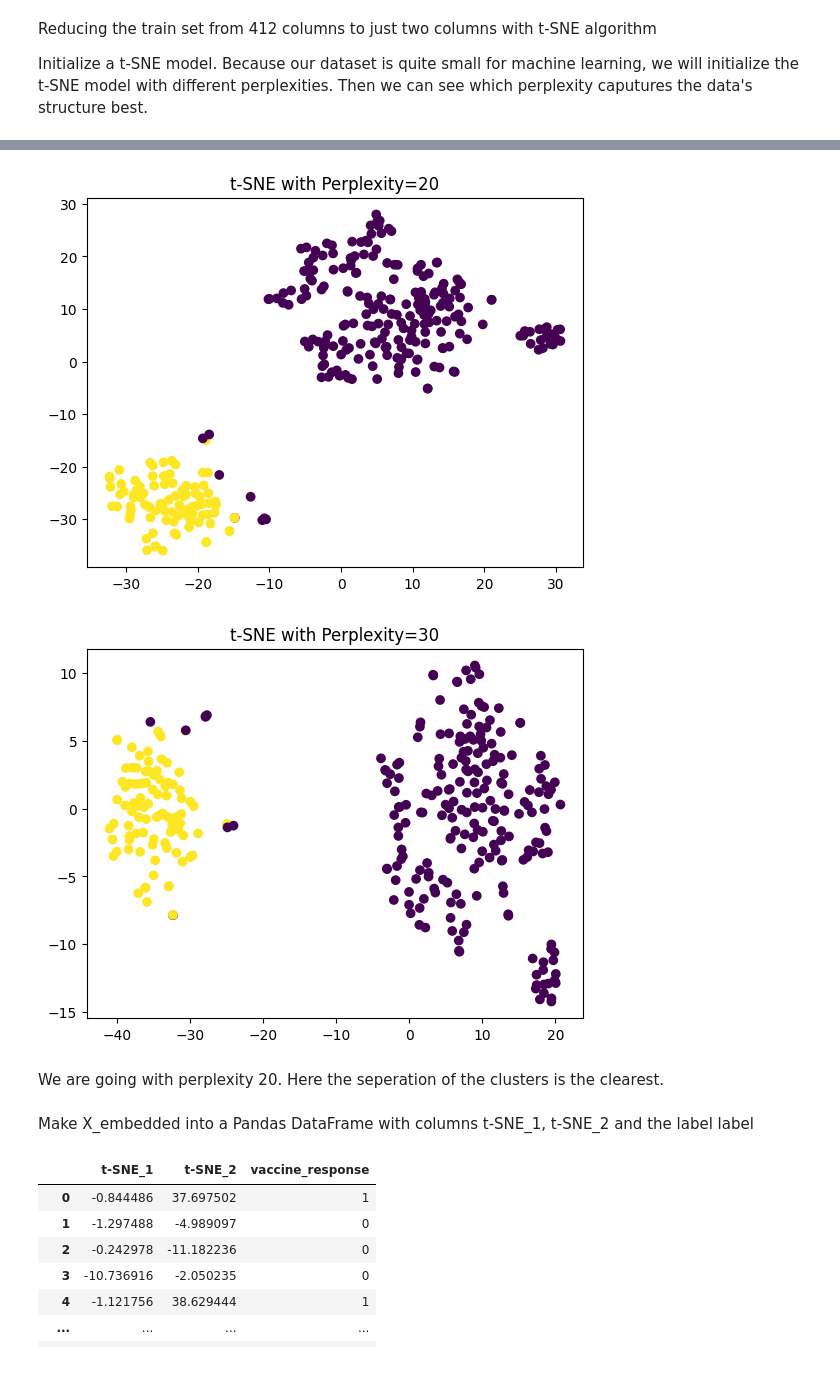
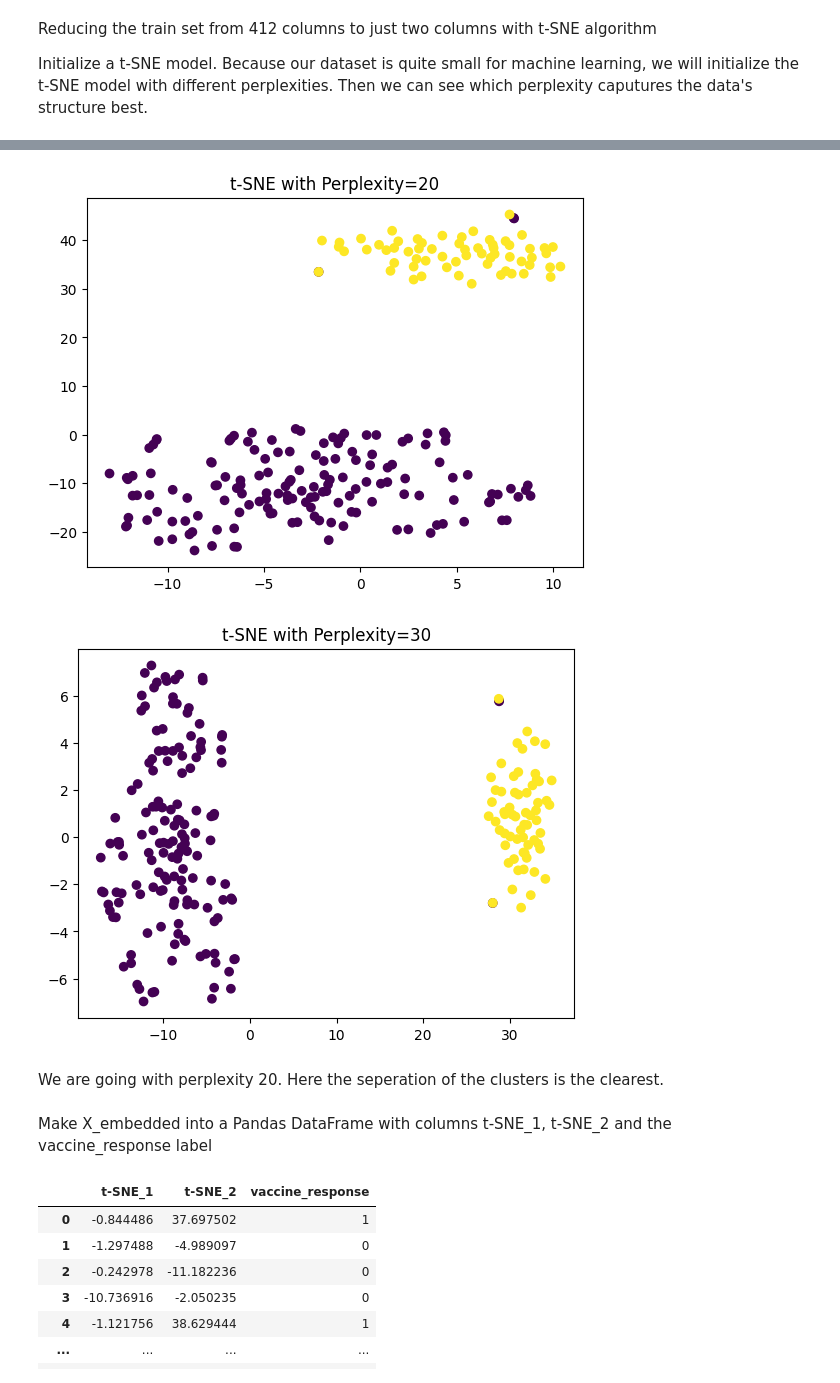
Before and after one commit to Mathis1012/Group-Project-Data, a Jupyter notebook: machine-learning-lsa.ipynb, the cells around one changed output, grey strips where cells are left out. Saved outputs shown, nothing was run; the diff lists cells and outputs as text; code cells hidden in the pictures.

```diff
--- a/machine-learning-lsa.ipynb
+++ b/machine-learning-lsa.ipynb
@@ -543,12 +543,12 @@ perplexities = [5, 10, 20,30]
 
 for perplexity in perplexities:
     tsne = TSNE(perplexity=perplexity, random_state=42, n_components=2)
-    X_embedded = tsne.fit_transform(X)
+    X_embedded = tsne.fit_transform(X_train_std)
 #Random_state=42 By using a fixed number, we get always the same distribution if we run our code again from the beginning.
 
 # Plot the results
     plt.figure()
-    plt.scatter(X_embedded[:, 0], X_embedded[:, 1], c=Influ_data_P['vaccine_response'])
+    plt.scatter(X_embedded[:, 0], X_embedded[:, 1], c=y_train)
     plt.title(f't-SNE with Perplexity={perplexity}')
     plt.show()
 # %% [output]
@@ -557,12 +557,12 @@ for perplexity in perplexities:
-[figure, old version]
+[figure, new version]
-[figure, old version]
+[figure, new version]
 # %% [markdown]
 We are going with perplexity 20. Here the seperation of the clusters is the clearest.
 # %%
 model_tSNE = TSNE(n_components=2, perplexity=20, random_state=42)
 X_embedded = model_tSNE.fit_transform(X_train_std)
 # %% [markdown]
-Make X_embedded into a Pandas DataFrame with columns t-SNE_1, t-SNE_2 and the label label
+Make X_embedded into a Pandas DataFrame with columns t-SNE_1, t-SNE_2 and the vaccine_response label
 # %%
 # Convert to DataFrame and reset index
 tsne_result = pd.DataFrame(X_embedded, columns=["t-SNE_1", "t-SNE_2"])
```
Also changed, not shown: parts of 9 cells of this notebook.
